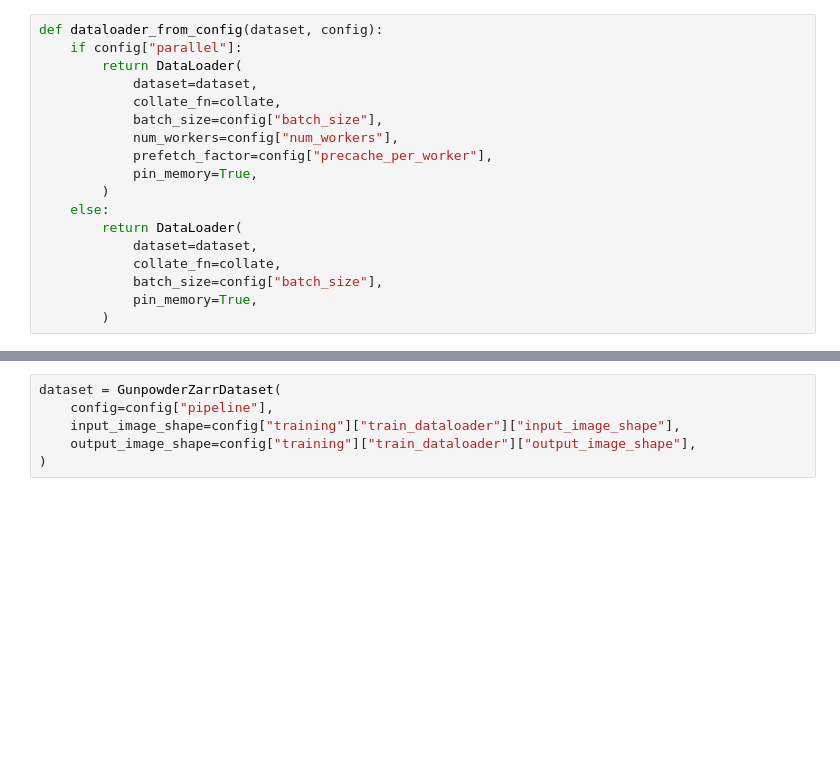
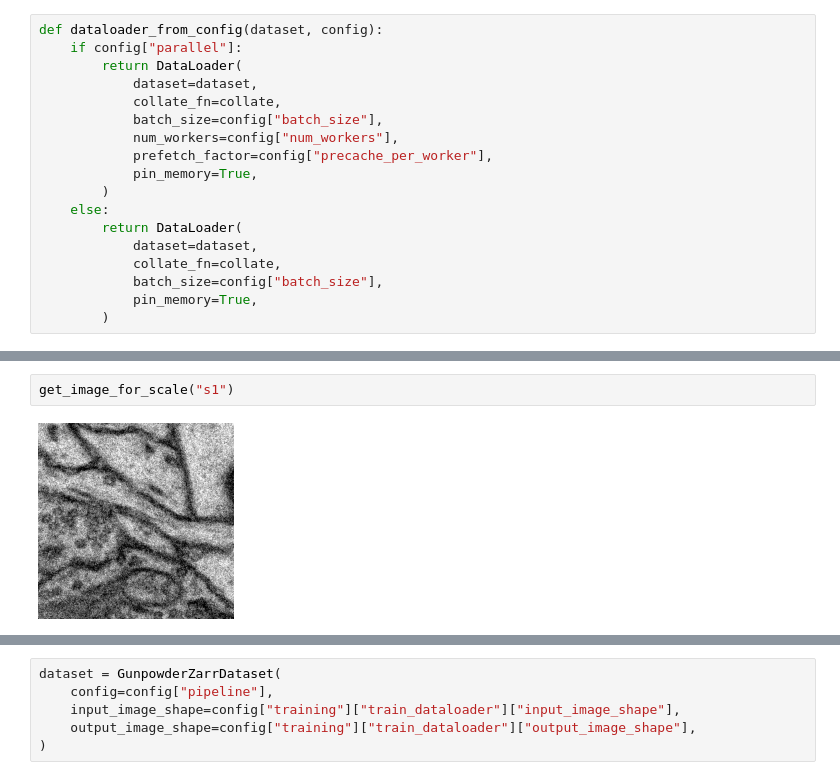
Before and after one commit to anforsm/autoseg, a Jupyter notebook: src/autoseg/dataloader.ipynb, the cells around one changed output, grey strips where cells are left out. Drawn from its saved outputs; the diff is of its cells as text; blank space fills up the shorter version.

```diff
--- a/src/autoseg/dataloader.ipynb
+++ b/src/autoseg/dataloader.ipynb
@@ -26,0 +54,4 @@ def dataloader_from_config(dataset, config):
+# %%
+get_image_for_scale("s1")
+# %% [output]
+[figure, added]
```
Also changed, not shown: parts of 13 cells of this notebook, 23 other files.
